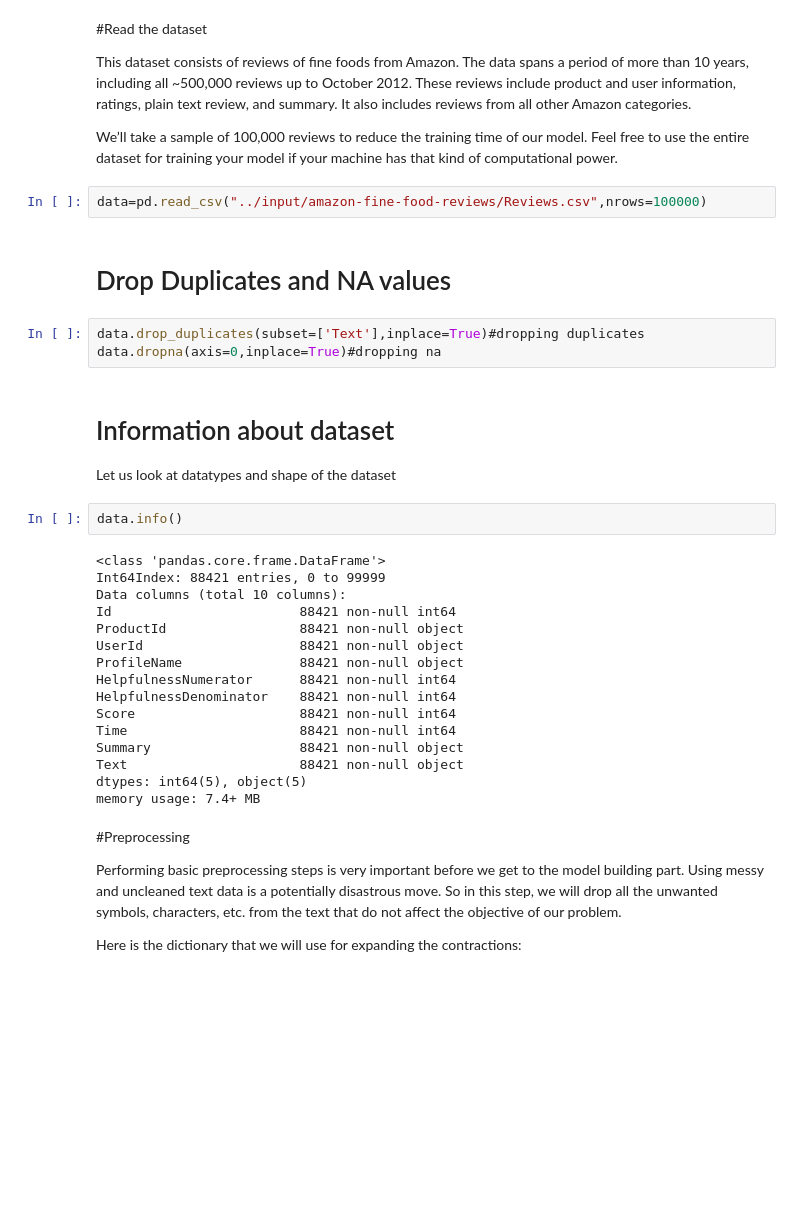
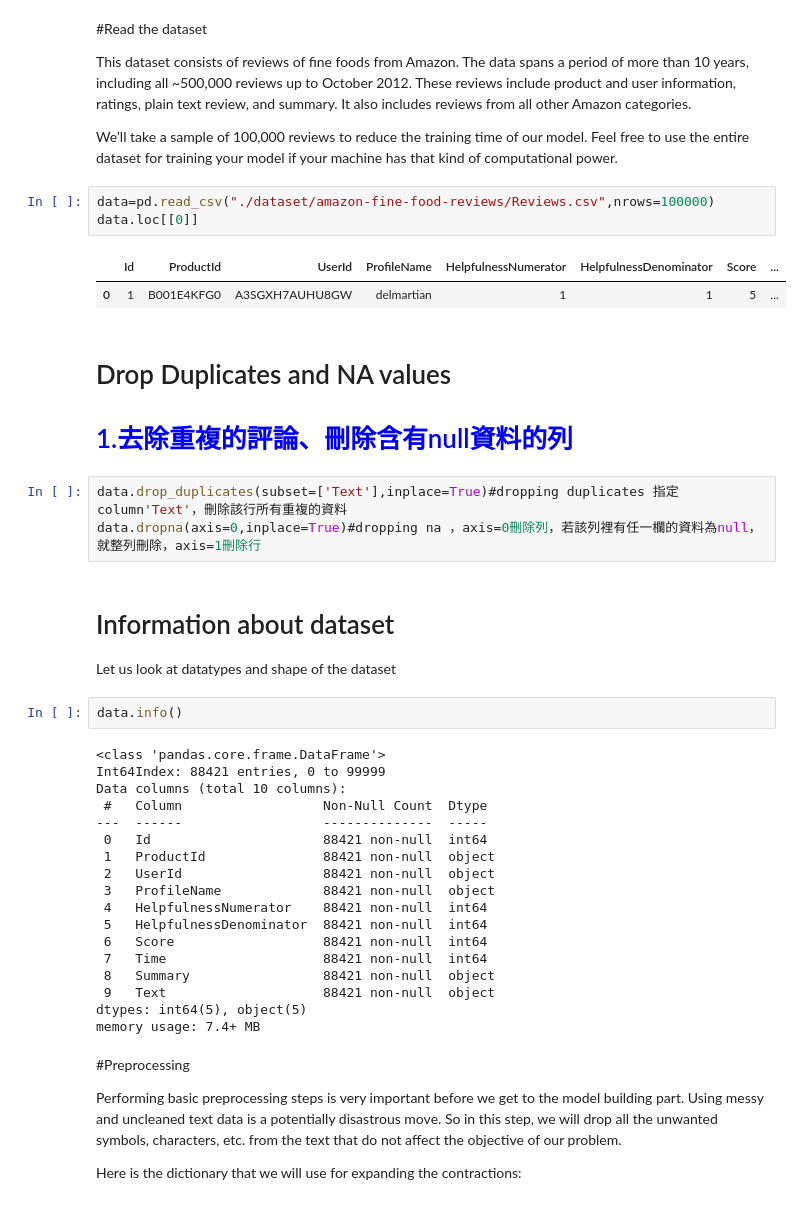
Before and after one commit to YMICCSSS/ner_topic_project, a Jupyter notebook: 參考/How-to-build-own-text-summarizer-using-deep-learning-master/How_to_build_own_text_summarizer_using_deep_learning.ipynb, the cells around one changed output. Saved outputs shown, nothing was run; the diff lists cells and outputs as text; blank space fills up the shorter version.

```diff
--- a/參考/How-to-build-own-text-summarizer-using-deep-learning-master/How_to_build_own_text_summarizer_using_deep_learning.ipynb
+++ b/參考/How-to-build-own-text-summarizer-using-deep-learning-master/How_to_build_own_text_summarizer_using_deep_learning.ipynb
@@ -43,12 +97,18 @@ This dataset consists of reviews of fine foods from Amazon. The data spans a per
 
 We’ll take a sample of 100,000 reviews to reduce the training time of our model. Feel free to use the entire dataset for training your model if your machine has that kind of computational power.
 # %%
-data=pd.read_csv("../input/amazon-fine-food-reviews/Reviews.csv",nrows=100000)
+data=pd.read_csv("./dataset/amazon-fine-food-reviews/Reviews.csv",nrows=100000)
+data.loc[[0]]
+# %% [output]
+|  | Id | ProductId | UserId | ProfileName | HelpfulnessNumerator | HelpfulnessDenominator | Score | ... |
+| 0 | 1 | B001E4KFG0 | A3SGXH7AUHU8GW | delmartian | 1 | 1 | 5 | ... |
 # %% [markdown]
 # Drop Duplicates and NA values
+
+# <font color='blue'>1.去除重複的評論、刪除含有null資料的列</font>
 # %%
-data.drop_duplicates(subset=['Text'],inplace=True)#dropping duplicates
-data.dropna(axis=0,inplace=True)#dropping na
+data.drop_duplicates(subset=['Text'],inplace=True)#dropping duplicates 指定column'Text'，刪除該行所有重複的資料
+data.dropna(axis=0,inplace=True)#dropping na ，axis=0刪除列，若該列裡有任一欄的資料為null，就整列刪除，axis=1刪除行
 # %% [markdown]
 # Information about dataset
 
@@ -59,16 +119,18 @@ data.info()
 <class 'pandas.core.frame.DataFrame'>
 Int64Index: 88421 entries, 0 to 99999
 Data columns (total 10 columns):
-Id                        88421 non-null int64
-ProductId                 88421 non-null object
-UserId                    88421 non-null object
-ProfileName               88421 non-null object
-HelpfulnessNumerator      88421 non-null int64
-HelpfulnessDenominator    88421 non-null int64
-Score                     88421 non-null int64
-Time                      88421 non-null int64
-Summary                   88421 non-null object
-Text                      88421 non-null object
+ #   Column                  Non-Null Count  Dtype
+---  ------                  --------------  -----
+ 0   Id                      88421 non-null  int64
+ 1   ProductId               88421 non-null  object
+ 2   UserId                  88421 non-null  object
+ 3   ProfileName             88421 non-null  object
+ 4   HelpfulnessNumerator    88421 non-null  int64
+ 5   HelpfulnessDenominator  88421 non-null  int64
+ 6   Score                   88421 non-null  int64
+ 7   Time                    88421 non-null  int64
+ 8   Summary                 88421 non-null  object
+ 9   Text                    88421 non-null  object
 dtypes: int64(5), object(5)
 memory usage: 7.4+ MB
 # %% [markdown]
```
Also changed, not shown: parts of 52 cells of this notebook, 1 other file.
